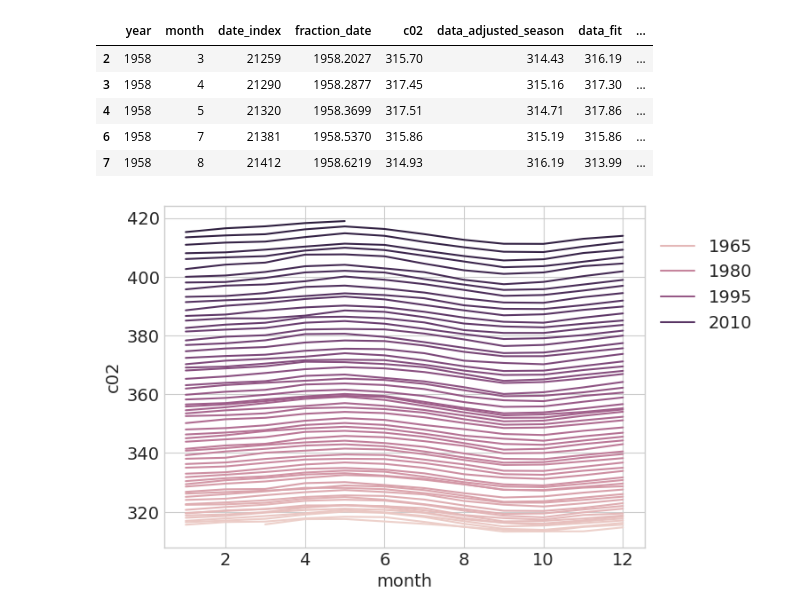
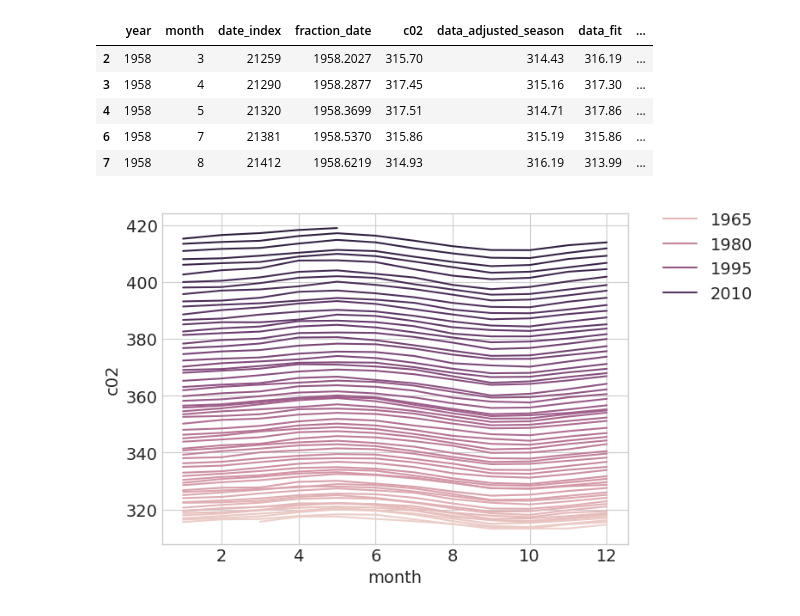
Before and after one commit to UCB-stat-159-s23/hw03-group17, a Jupyter notebook: climate-Q01.ipynb, the cells around one changed output. Cells and saved outputs as stored; diff of their text form; code cells hidden in the pictures.

```diff
--- a/climate-Q01.ipynb
+++ b/climate-Q01.ipynb
@@ -28,7 +28,7 @@ data.head()
 # %%
 fig, ax = plt.subplots(1,1,figsize=(7, 5))
 sns.lineplot(data=data, x='month', y='c02',hue="year")
-plt.legend(bbox_to_anchor=(1,0.95))
+plt.legend(bbox_to_anchor=(1.3, 1.05))
 plt.savefig('Q1', bbox_inches='tight')
 # %% [output]
-[figure, old version]
+[figure, new version]
```
Also changed, not shown: 1 other file.
